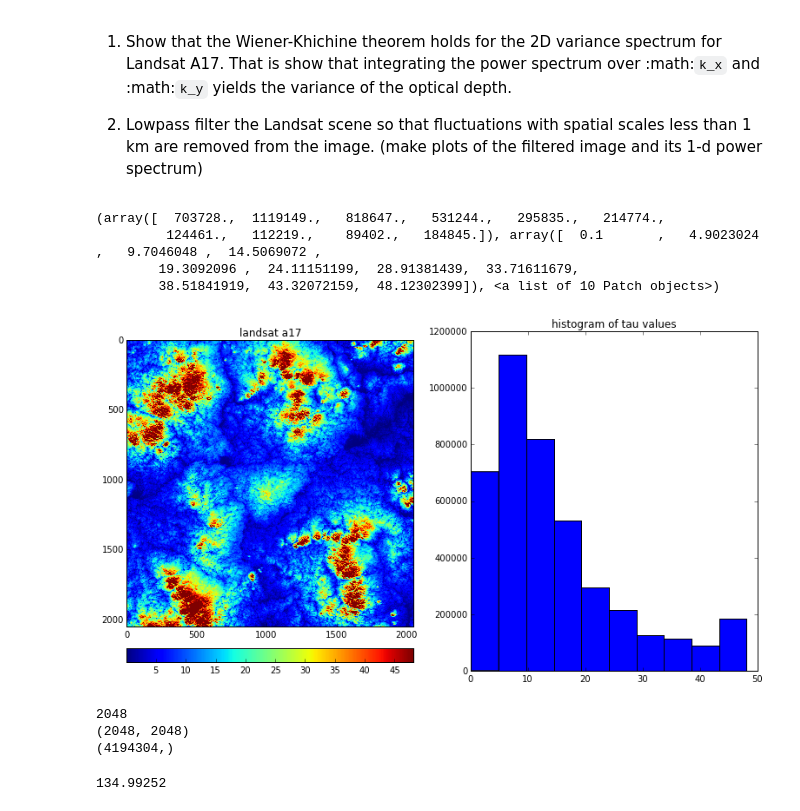
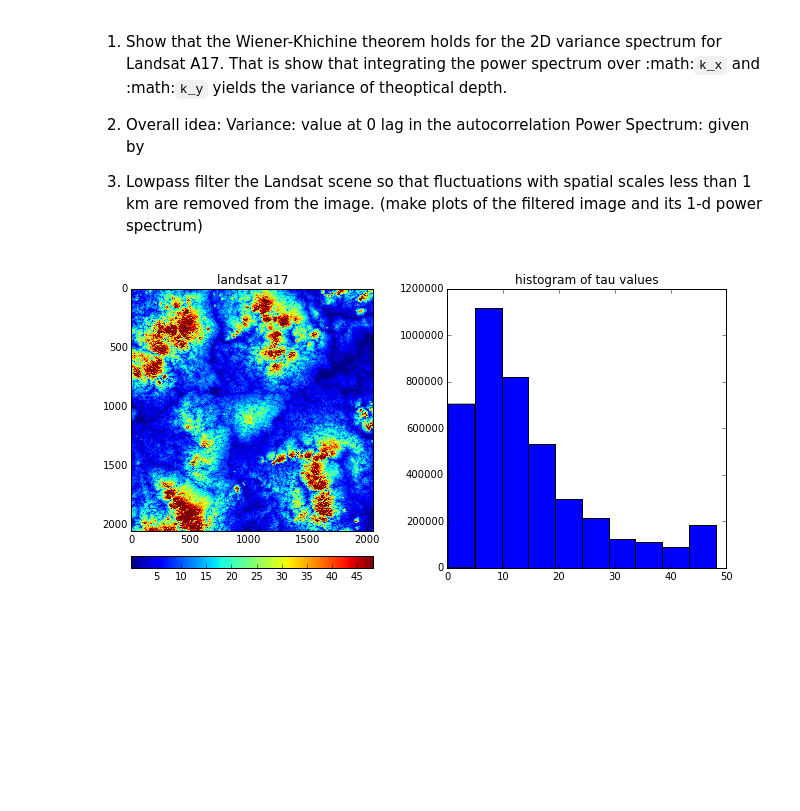
Before and after one commit to tjarnikova/numeric, a Jupyter notebook: lab9/L9_soln.ipynb, the cells around one changed output. Cells and saved outputs as stored; diff of their text form; code cells hidden in the pictures; blank space fills up the shorter version.

Commit message:
WK_power_variance

```diff
--- a/lab9/L9_soln.ipynb
+++ b/lab9/L9_soln.ipynb
@@ -2,7 +2,12 @@
 1)  Show that the Wiener-Khichine theorem holds for the 2D variance
 spectrum for Landsat A17.  That is
     show that integrating the power spectrum over :math:`k_x` and
-:math:`k_y` yields the variance of the optical depth.
+:math:`k_y` yields the variance of theoptical depth.
+
+
+1) Overall idea:
+Variance: value at 0 lag in the autocorrelation
+Power Spectrum: given by
 
 2)  Lowpass filter the Landsat scene so that fluctuations with spatial
 scales less than 1 km are removed from the image.
@@ -24,32 +31,17 @@ from netCDF4 import Dataset
 with Dataset(filelist[0]) as nc:
     tau=nc.variables['tau'][...]
 # %%
+from matplotlib import pyplot as plt
 %matplotlib inline
 from mpl_toolkits.axes_grid1 import make_axes_locatable
 plt.close('all')
-fig,ax=plt.subplots(1,2,figsize=(13,7))
+fig,ax=plt.subplots(1,2,figsize=(11,5))
 ax[0].set_title('landsat a17')
 im0=ax[0].imshow(tau)
 im1=ax[1].hist(tau.ravel())
 ax[1].set_title('histogram of tau values')
 divider = make_axes_locatable(ax[0])
 cax = divider.append_axes("bottom", size="5%", pad=0.35)
 out=fig.colorbar(im0,orientation='horizontal',cax=cax)
 # %% [output]
-(array([  703728.,  1119149.,   818647.,   531244.,   295835.,   214774.,
-         124461.,   112219.,    89402.,   184845.]), array([  0.1       ,   4.9023024 ,   9.7046048 ,  14.5069072 ,
-        19.3092096 ,  24.11151199,  28.91381439,  33.71611679,
-        38.51841919,  43.32072159,  48.12302399]), <a list of 10 Patch objects>)
-[figure, old version]
+[figure, new version]
-# %%
-import numpy as np
-print(len(tau))
-print(tau.shape)
-tau_flat = tau.ravel()
-print(tau_flat.shape)
-np.var(tau_flat)
-# %% [output]
-2048
-(2048, 2048)
-(4194304,)
-134.99252
```
Also changed, not shown: parts of 8 cells of this notebook, 5 other files.
